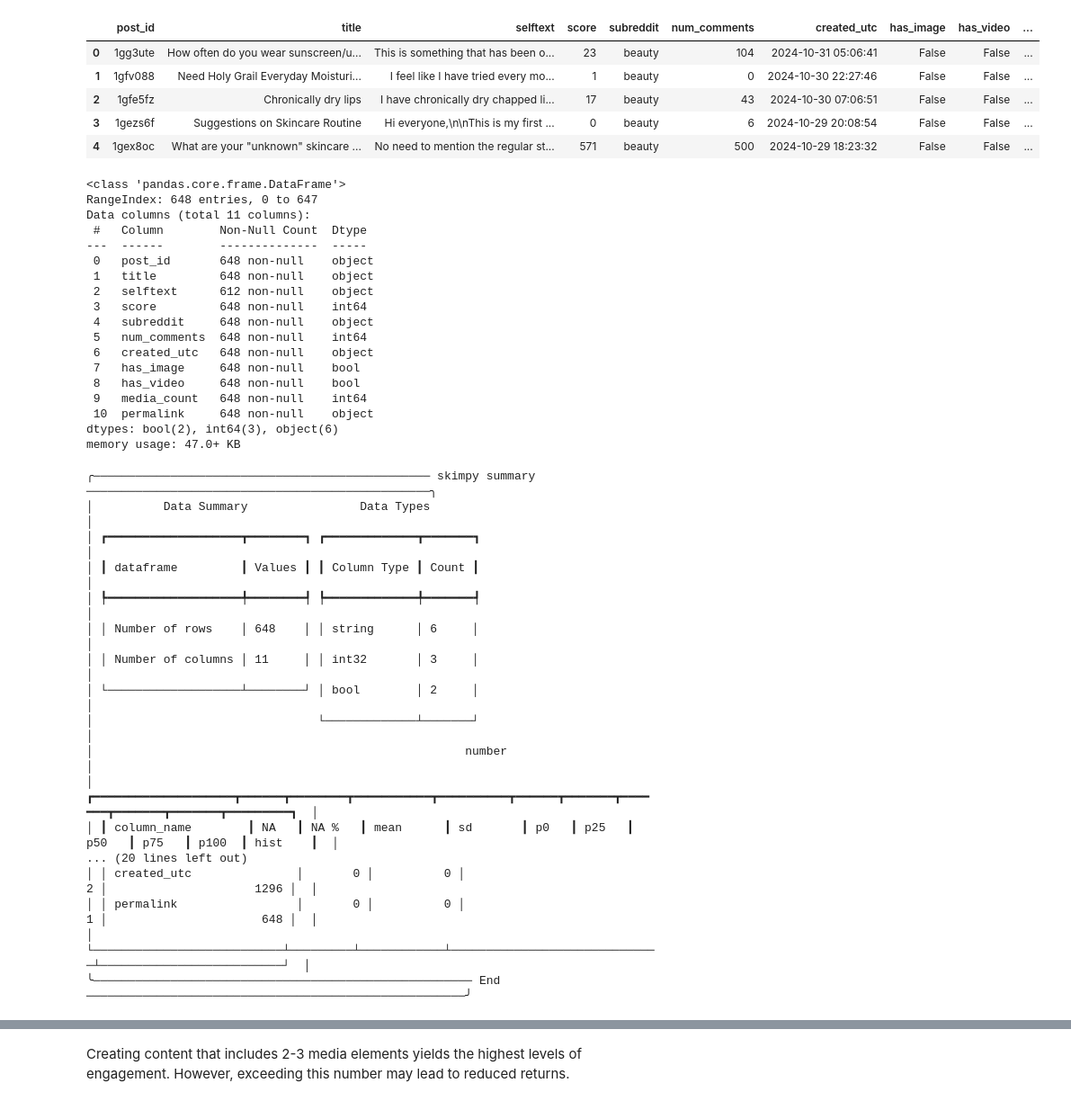
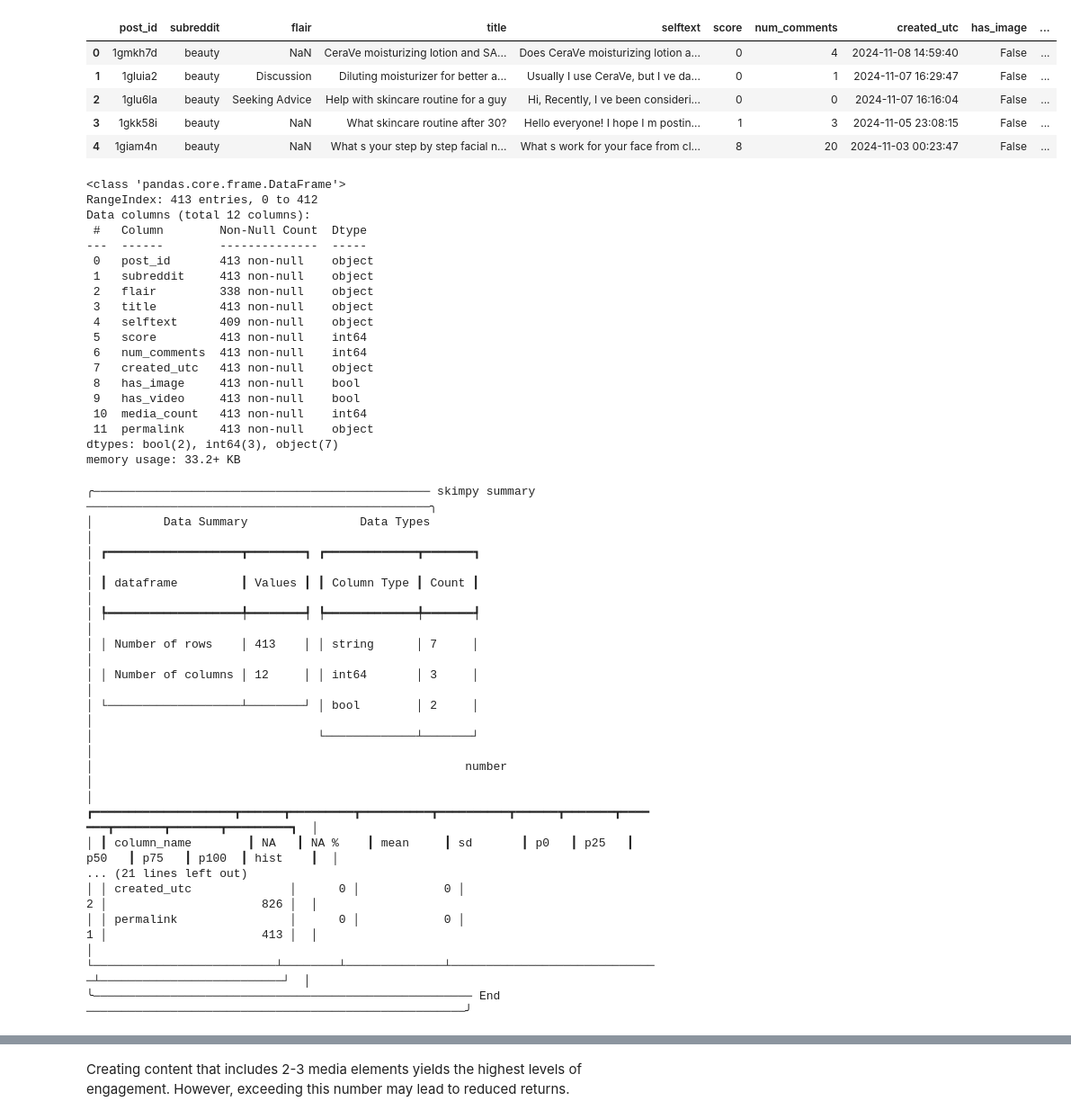
Before and after one commit to PerisN/Reddit-Product-Sentiment-Analytics, a Jupyter notebook: notebooks/exploratory_analysis.ipynb, the cells around one changed output, grey strips where cells are left out. Shown at 90% size. Saved outputs shown, nothing was run; the diff lists cells and outputs as text; code cells hidden in the pictures.

```diff
--- a/notebooks/exploratory_analysis.ipynb
+++ b/notebooks/exploratory_analysis.ipynb
@@ -20,36 +21,37 @@ True
 sns.set_theme(style="dark");
 # %%
 # Read post data
-posts = pd.read_csv('../data/reddit_CeraVe_posts_20241031_142630.csv')
+posts = pd.read_csv('../data/reddit_Cerave_posts_20241109_193458.csv')
 posts.head()
 # %% [output]
-|  | post_id | title | selftext | score | subreddit | num_comments | created_utc | has_image | has_video | ... |
-| 0 | 1gg3ute | How often do you wear sunscreen/u... | This is something that has been o... | 23 | beauty | 104 | 2024-10-31 05:06:41 | False | False | ... |
-| 1 | 1gfv088 | Need Holy Grail Everyday Moisturi... | I feel like I have tried every mo... | 1 | beauty | 0 | 2024-10-30 22:27:46 | False | False | ... |
-| 2 | 1gfe5fz | Chronically dry lips | I have chronically dry chapped li... | 17 | beauty | 43 | 2024-10-30 07:06:51 | False | False | ... |
-| 3 | 1gezs6f | Suggestions on Skincare Routine | Hi everyone,\n\nThis is my first ... | 0 | beauty | 6 | 2024-10-29 20:08:54 | False | False | ... |
-| 4 | 1gex8oc | What are your "unknown" skincare ... | No need to mention the regular st... | 571 | beauty | 500 | 2024-10-29 18:23:32 | False | False | ... |
+|  | post_id | subreddit | flair | title | selftext | score | num_comments | created_utc | has_image | ... |
+| 0 | 1gmkh7d | beauty | NaN | CeraVe moisturizing lotion and SA... | Does CeraVe moisturizing lotion a... | 0 | 4 | 2024-11-08 14:59:40 | False | ... |
+| 1 | 1gluia2 | beauty | Discussion | Diluting moisturizer for better a... | Usually I use CeraVe, but I ve da... | 0 | 1 | 2024-11-07 16:29:47 | False | ... |
+| 2 | 1glu6la | beauty | Seeking Advice | Help with skincare routine for a guy | Hi, Recently, I ve been consideri... | 0 | 0 | 2024-11-07 16:16:04 | False | ... |
+| 3 | 1gkk58i | beauty | NaN | What skincare routine after 30? | Hello everyone! I hope I m postin... | 1 | 3 | 2024-11-05 23:08:15 | False | ... |
+| 4 | 1giam4n | beauty | NaN | What s your step by step facial n... | What s work for your face from cl... | 8 | 20 | 2024-11-03 00:23:47 | False | ... |
 # %%
 posts.info()
 # %% [output]
 <class 'pandas.core.frame.DataFrame'>
-RangeIndex: 648 entries, 0 to 647
-Data columns (total 11 columns):
+RangeIndex: 413 entries, 0 to 412
+Data columns (total 12 columns):
  #   Column        Non-Null Count  Dtype
 ---  ------        --------------  -----
- 0   post_id       648 non-null    object
- 1   title         648 non-null    object
- 2   selftext      612 non-null    object
- 3   score         648 non-null    int64
- 4   subreddit     648 non-null    object
- 5   num_comments  648 non-null    int64
- 6   created_utc   648 non-null    object
- 7   has_image     648 non-null    bool
- 8   has_video     648 non-null    bool
- 9   media_count   648 non-null    int64
- 10  permalink     648 non-null    object
-dtypes: bool(2), int64(3), object(6)
-memory usage: 47.0+ KB
+ 0   post_id       413 non-null    object
+ 1   subreddit     413 non-null    object
+ 2   flair         338 non-null    object
+ 3   title         413 non-null    object
+ 4   selftext      409 non-null    object
+ 5   score         413 non-null    int64
+ 6   num_comments  413 non-null    int64
+ 7   created_utc   413 non-null    object
+ 8   has_image     413 non-null    bool
+ 9   has_video     413 non-null    bool
+ 10  media_count   413 non-null    int64
+ 11  permalink     413 non-null    object
+dtypes: bool(2), int64(3), object(7)
+memory usage: 33.2+ KB
 # %%
 skim(posts)
 # %% [output]
@@ -58,17 +60,17 @@ skim(posts)
 │ ┏━━━━━━━━━━━━━━━━━━━┳━━━━━━━━┓ ┏━━━━━━━━━━━━━┳━━━━━━━┓                                                          │
 │ ┃ dataframe         ┃ Values ┃ ┃ Column Type ┃ Count ┃                                                          │
 │ ┡━━━━━━━━━━━━━━━━━━━╇━━━━━━━━┩ ┡━━━━━━━━━━━━━╇━━━━━━━┩                                                          │
-│ │ Number of rows    │ 648    │ │ string      │ 6     │                                                          │
-│ │ Number of columns │ 11     │ │ int32       │ 3     │                                                          │
+│ │ Number of rows    │ 413    │ │ string      │ 7     │                                                          │
+│ │ Number of columns │ 12     │ │ int64       │ 3     │                                                          │
 │ └───────────────────┴────────┘ │ bool        │ 2     │                                                          │
 │                                └─────────────┴───────┘                                                          │
 │                                                     number                                                      │
-│ ┏━━━━━━━━━━━━━━━━━━━━┳━━━━━━┳━━━━━━━━┳━━━━━━━━━━━┳━━━━━━━━━━┳━━━━━━┳━━━━━━━┳━━━━━━━┳━━━━━━━┳━━━━━━━┳━━━━━━━━━┓  │
-│ ┃ column_name        ┃ NA   ┃ NA %   ┃ mean      ┃ sd       ┃ p0   ┃ p25   ┃ p50   ┃ p75   ┃ p100  ┃ hist    ┃  │
-... (20 lines left out)
-│ │ created_utc               │       0 │          0 │                            2 │                     1296 │  │
-│ │ permalink                 │       0 │          0 │                            1 │                      648 │  │
-│ └───────────────────────────┴─────────┴────────────┴──────────────────────────────┴──────────────────────────┘  │
+│ ┏━━━━━━━━━━━━━━━━━━━━┳━━━━━━┳━━━━━━━━━┳━━━━━━━━━━┳━━━━━━━━━━┳━━━━━━┳━━━━━━━┳━━━━━━━┳━━━━━━━┳━━━━━━━┳━━━━━━━━━┓  │
+│ ┃ column_name        ┃ NA   ┃ NA %    ┃ mean     ┃ sd       ┃ p0   ┃ p25   ┃ p50   ┃ p75   ┃ p100  ┃ hist    ┃  │
+... (21 lines left out)
+│ │ created_utc              │      0 │            0 │                            2 │                      826 │  │
+│ │ permalink                │      0 │            0 │                            1 │                      413 │  │
+│ └──────────────────────────┴────────┴──────────────┴──────────────────────────────┴──────────────────────────┘  │
 ╰────────────────────────────────────────────────────── End ──────────────────────────────────────────────────────╯
 # %%
 # Some cleaning
```
Also changed, not shown: parts of 33 cells of this notebook.
